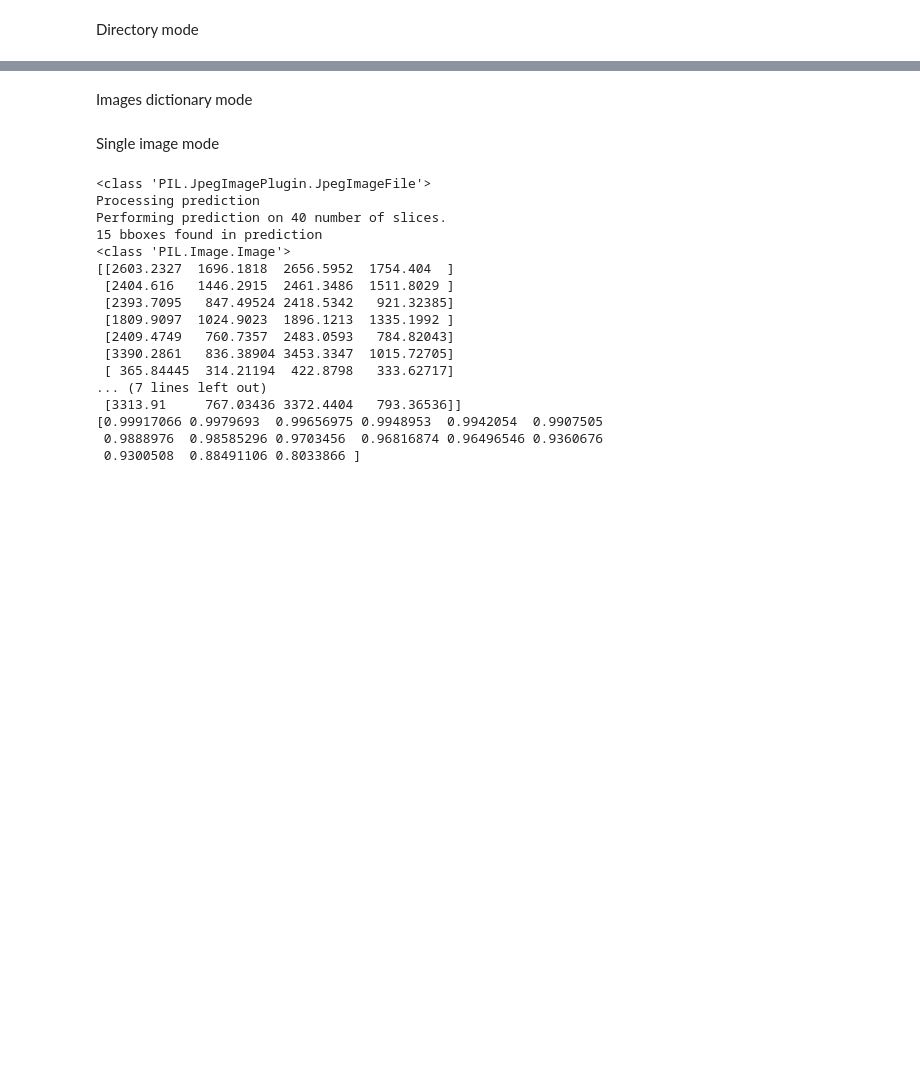
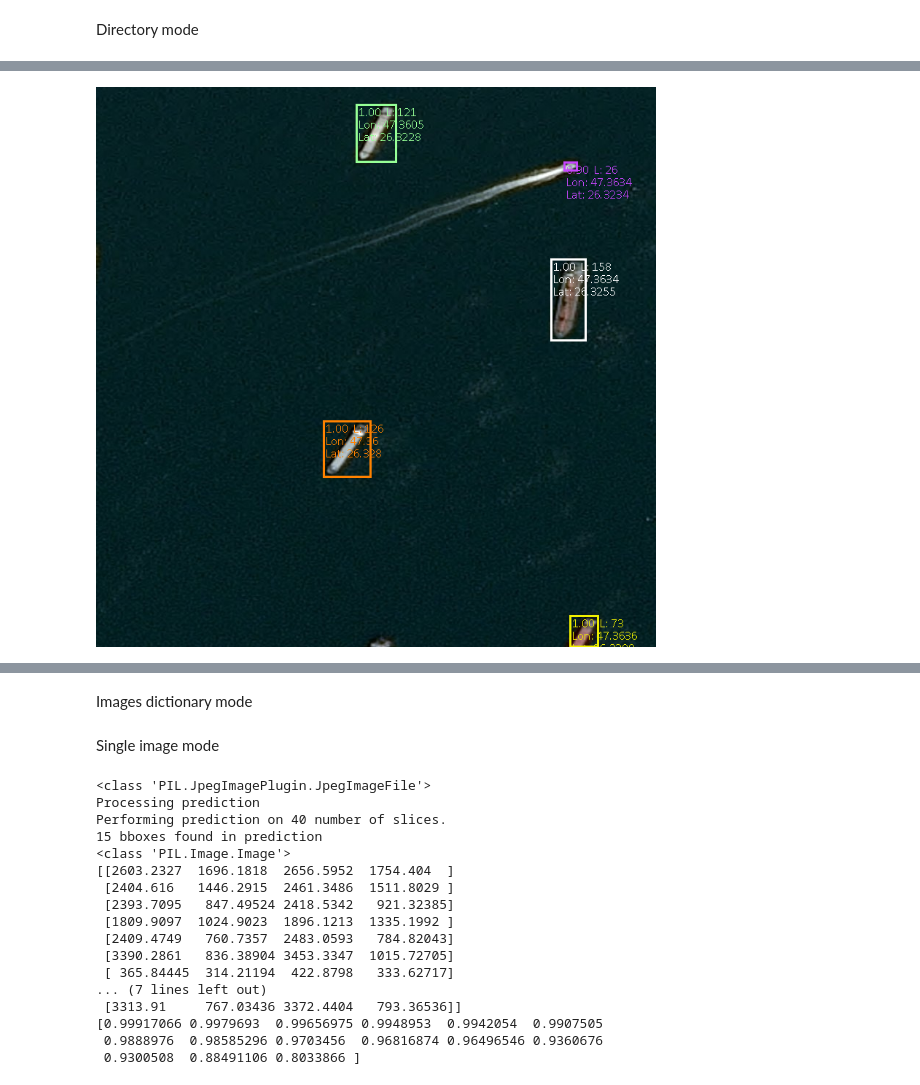
Before and after one commit to FarshadAmiri/Sat_object_detection, a Jupyter notebook: debug.ipynb, the cells around one changed output, grey strips where cells are left out. Saved outputs shown, nothing was run; the diff lists cells and outputs as text; code cells hidden in the pictures; blank space fills up the shorter version.

```diff
--- a/debug.ipynb
+++ b/debug.ipynb
@@ -23,7 +23,7 @@ images_dir = r"D:\NLP 1\Sat_object_detection\debug_images_3"
 coord = {"0c0d90d8d.jpg": [58.4893887115, 23.6396684794, 58.4961460224, 23.6487324542],
          "2d1b074cb.jpg": [47.3562147890, 26.3220918742, 47.3646843251, 26.3311658917],}
 
-result = ship_detection(images=images_dir, bbox_coord_wgs84=coord, annotations=["score", "length", "coord"], nms_iou_threshold=0.2, scale_down_factor= "adaptive",
-                        adaptive_scale_down_parameters = {'a': 0.3, 'b': 0.5, 'threshold': 1.5}, model_input_dim=768, confidence_threshold=0.85, sahi_overlap_ratio=0.3,
+result = ship_detection(images=images_dir, bbox_coord_wgs84=coord, annotations=["score", "length", "coord"], nms_iou_threshold=0.1, scale_down_factor= "adaptive",
+                        adaptive_scale_down_parameters = {'a': 0.3, 'b': 1, 'threshold': 1.5}, model_input_dim=768, confidence_threshold=0.85, sahi_overlap_ratio=0.3,
                         output_annotated_image=True, save_annotated_image=True, annotation_font_size=17, annotation_bbox_width=3, output_original_image=True)
 # %% [output]
@@ -47,3 +67,5 @@ Performing prediction on 1 number of slices.
 # %%
-result["9196798a9.jpg"]["original_image"]
-result["9196798a9.jpg"]["annotated_image"]
+# result["2d1b074cb.jpg"]["original_image"]
+result["2d1b074cb.jpg"]["annotated_image"]
+# %% [output]
+[figure, added]
```
Also changed, not shown: parts of 6 cells of this notebook, 2 other files.
